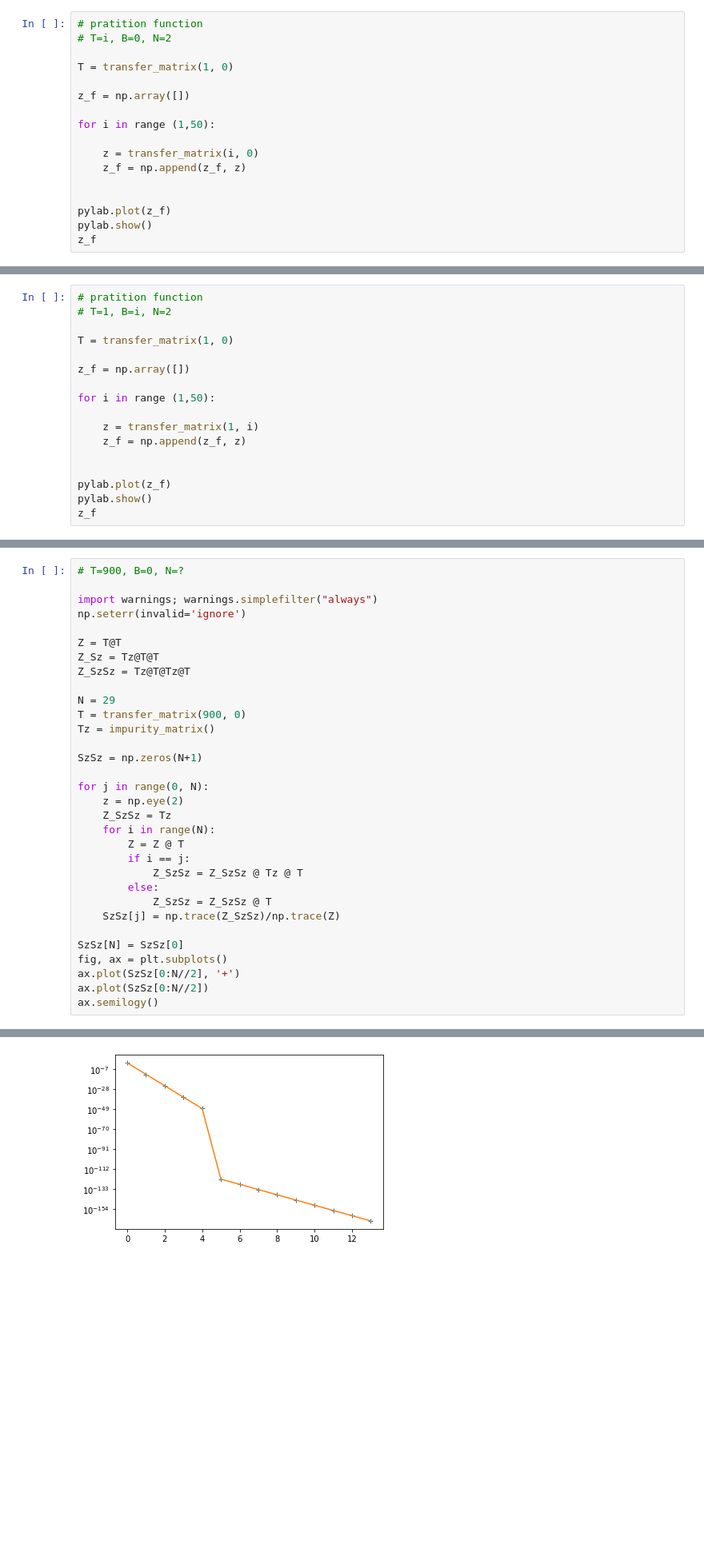
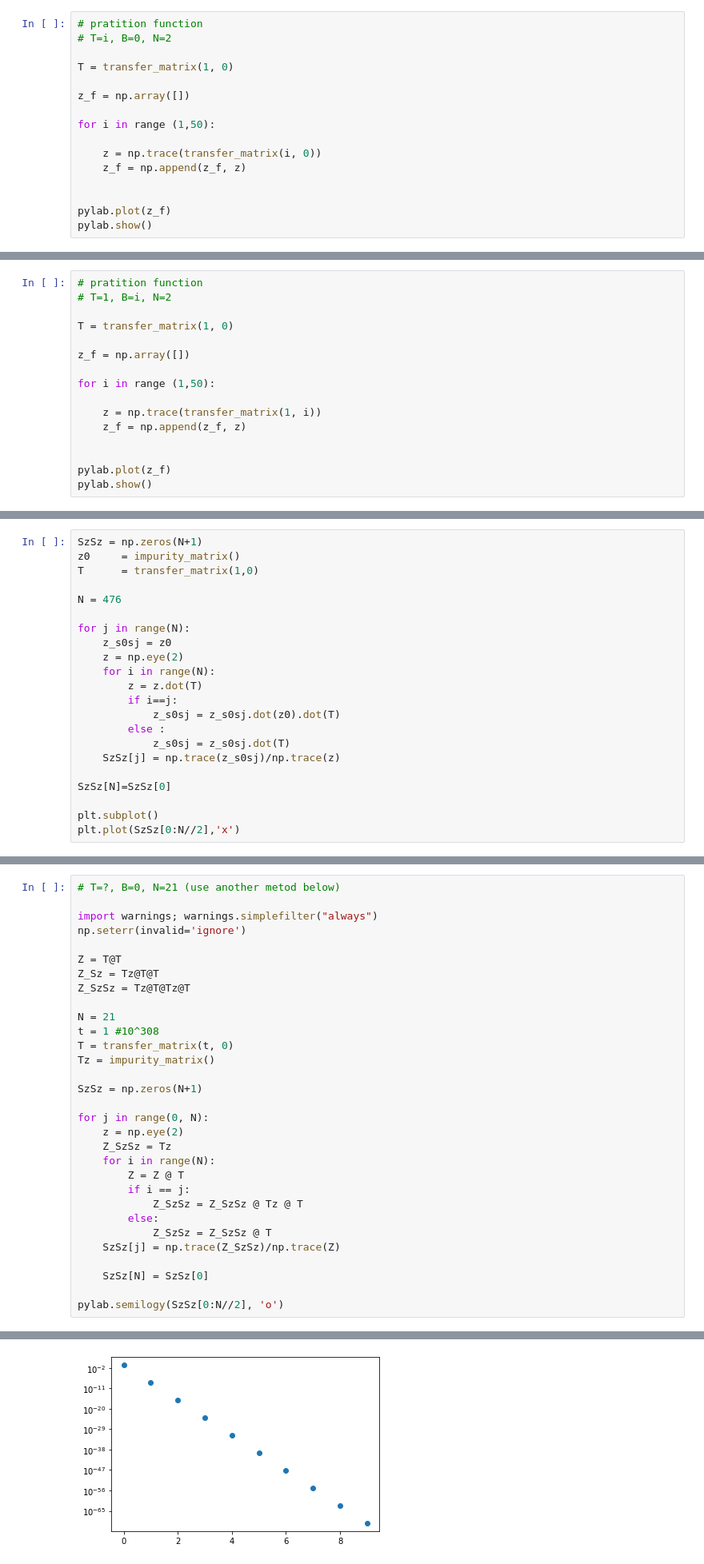
Before and after one commit to NTHU-Phys-Qubit/hw2-cyy7230, a Jupyter notebook: Problem-1.ipynb, the cells around one changed output, grey strips where cells are left out. Shown at 80% size. Saved outputs shown, nothing was run; the diff lists cells and outputs as text; blank space fills up the shorter version.

```diff
--- a/Problem-1.ipynb
+++ b/Problem-1.ipynb
@@ -98,11 +97,10 @@ z_f = np.array([])
 
 for i in range (1,50):
 
-    z = transfer_matrix(i, 0)
+    z = np.trace(transfer_matrix(i, 0))
     z_f = np.append(z_f, z)
 
 
 pylab.plot(z_f)
 pylab.show()
-z_f
 # %% [output]
@@ -134,11 +115,10 @@ z_f = np.array([])
 
 for i in range (1,50):
 
-    z = transfer_matrix(1, i)
+    z = np.trace(transfer_matrix(1, i))
     z_f = np.append(z_f, z)
 
 
 pylab.plot(z_f)
 pylab.show()
-z_f
 # %% [output]
@@ -162,0 +163,22 @@ array([2.71828183e+00, 6.06530660e-01, 6.06530660e-01, 1.00000000e+00,
+# %%
+SzSz = np.zeros(N+1)
+z0     = impurity_matrix()
+T      = transfer_matrix(1,0)
+
+N = 476
+
+for j in range(N):
+    z_s0sj = z0
+    z = np.eye(2)
+    for i in range(N):
+        z = z.dot(T)
+        if i==j:
+            z_s0sj = z_s0sj.dot(z0).dot(T)
+        else :
+            z_s0sj = z_s0sj.dot(T)
+    SzSz[j] = np.trace(z_s0sj)/np.trace(z)
+
+SzSz[N]=SzSz[0]
+
+plt.subplot()
+plt.plot(SzSz[0:N//2],'x')
@@ -163,5 +188,5 @@ array([2.71828183e+00, 6.06530660e-01, 6.06530660e-01, 1.00000000e+00,
 # %%
-# T=900, B=0, N=?
+# T=?, B=0, N=21 (use another metod below)
 
 import warnings; warnings.simplefilter("always")
 np.seterr(invalid='ignore')
@@ -170,8 +195,9 @@ Z = T@T
 Z_Sz = Tz@T@T
 Z_SzSz = Tz@T@Tz@T
 
-N = 29
-T = transfer_matrix(900, 0)
+N = 21
+t = 1 #10^308
+T = transfer_matrix(t, 0)
 Tz = impurity_matrix()
 
 SzSz = np.zeros(N+1)
@@ -187,9 +213,7 @@ for j in range(0, N):
             Z_SzSz = Z_SzSz @ T
     SzSz[j] = np.trace(Z_SzSz)/np.trace(Z)
 
-SzSz[N] = SzSz[0]
-fig, ax = plt.subplots()
-ax.plot(SzSz[0:N//2], '+')
-ax.plot(SzSz[0:N//2])
-ax.semilogy()
+    SzSz[N] = SzSz[0]
+
+pylab.semilogy(SzSz[0:N//2], 'o')
 # %% [output]
@@ -197,2 +221,2 @@ ax.semilogy()
-[figure, old version]
+[figure, new version]
 # %%
```
Also changed, not shown: parts of 8 cells of this notebook.
